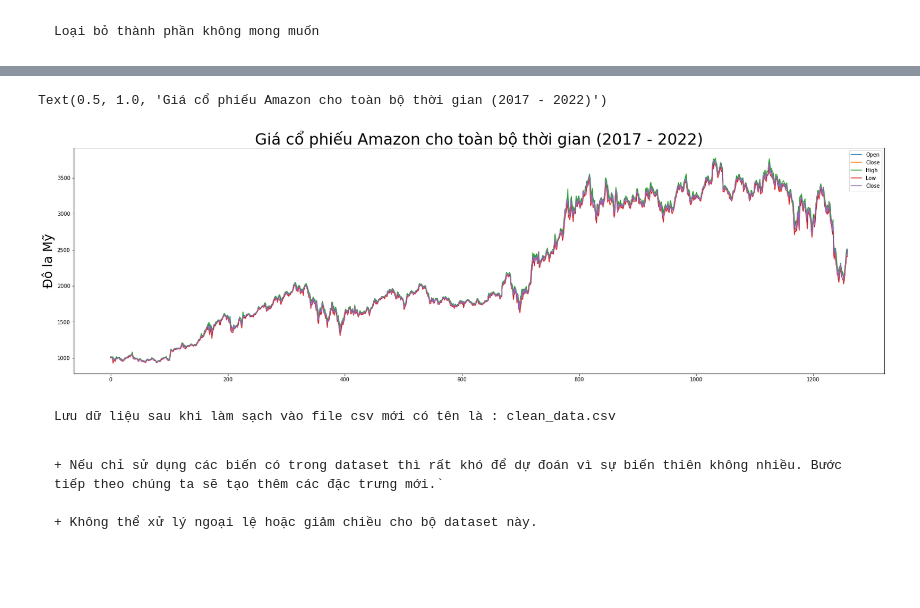
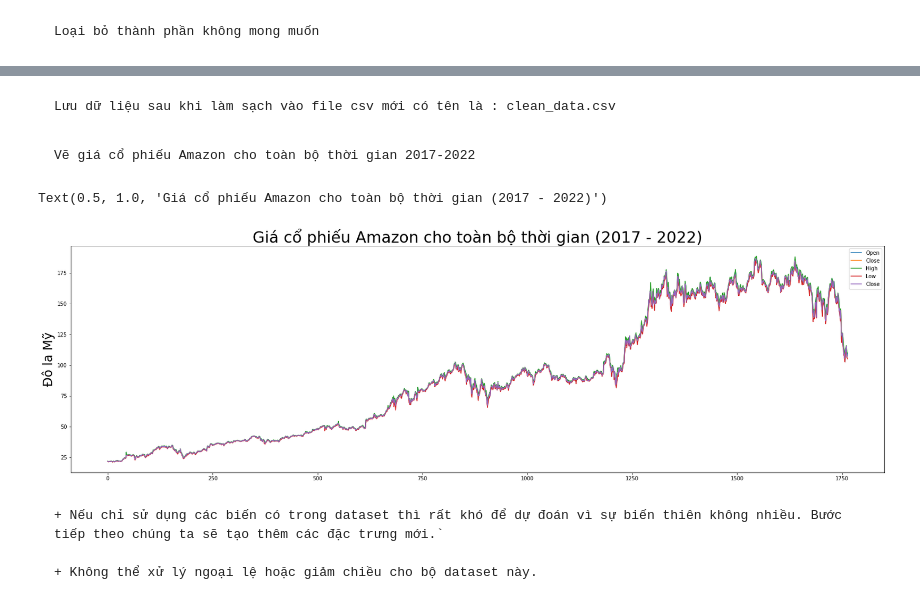
Before and after one commit to LeManhDuy/Data-Science-Stock-Price-Prediction, a Jupyter notebook: cleaning_data.ipynb, the cells around one changed output, grey strips where cells are left out. Cells and saved outputs as stored; diff of their text form; code cells hidden in the pictures; blank space fills up the shorter version.

```diff
--- a/cleaning_data.ipynb
+++ b/cleaning_data.ipynb
@@ -70,16 +68,19 @@ data
-# %%
-data[['Open', 'Close', 'High','Low','Close']].plot(figsize=(28,8))
-plt.ylabel('Đô la Mỹ', fontsize = 24)
-plt.title("Giá cổ phiếu Amazon cho toàn bộ thời gian (2017 - 2022)", fontsize=30)
-# %% [output]
-Text(0.5, 1.0, 'Giá cổ phiếu Amazon cho toàn bộ thời gian (2017 - 2022)')
-[figure, removed]
 # %% [markdown]
     Lưu dữ liệu sau khi làm sạch vào file csv mới có tên là : clean_data.csv
 # %%
 filepath = Path('./clean data/clean_data.csv')
 filepath.parent.mkdir(parents=True, exist_ok=True)
 data.to_csv(filepath,index=False)
+# %% [markdown]
+    Vẽ giá cổ phiếu Amazon cho toàn bộ thời gian 2017-2022
+# %%
+data_clean = pd.read_csv('./clean data/clean_data.csv')
+data_clean[['Open', 'Close', 'High','Low','Close']].iloc[::-1].plot(figsize=(28,8))
+plt.ylabel('Đô la Mỹ', fontsize = 24)
+plt.title("Giá cổ phiếu Amazon cho toàn bộ thời gian (2017 - 2022)", fontsize=30)
+# %% [output]
+Text(0.5, 1.0, 'Giá cổ phiếu Amazon cho toàn bộ thời gian (2017 - 2022)')
+[figure, added]
 # %% [markdown]
     + Nếu chỉ sử dụng các biến có trong dataset thì rất khó để dự đoán vì sự biến thiên không nhiều. Bước tiếp theo chúng ta sẽ tạo thêm các đặc trưng mới.`
 
```
Also changed, not shown: parts of 4 cells of this notebook, 6 other files.
